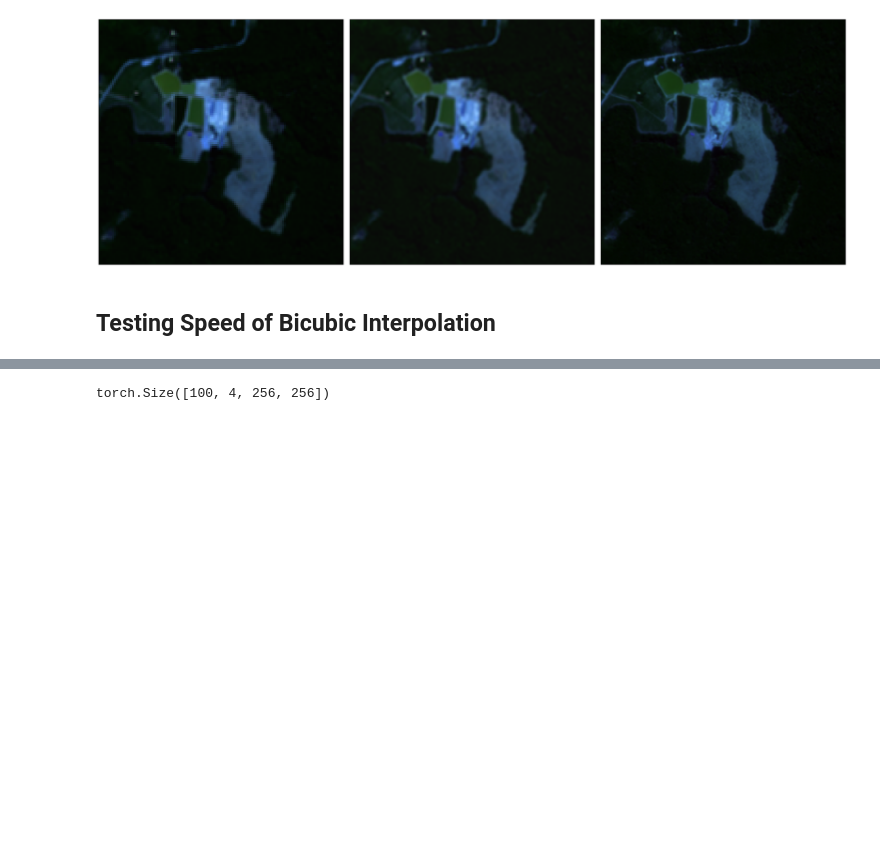
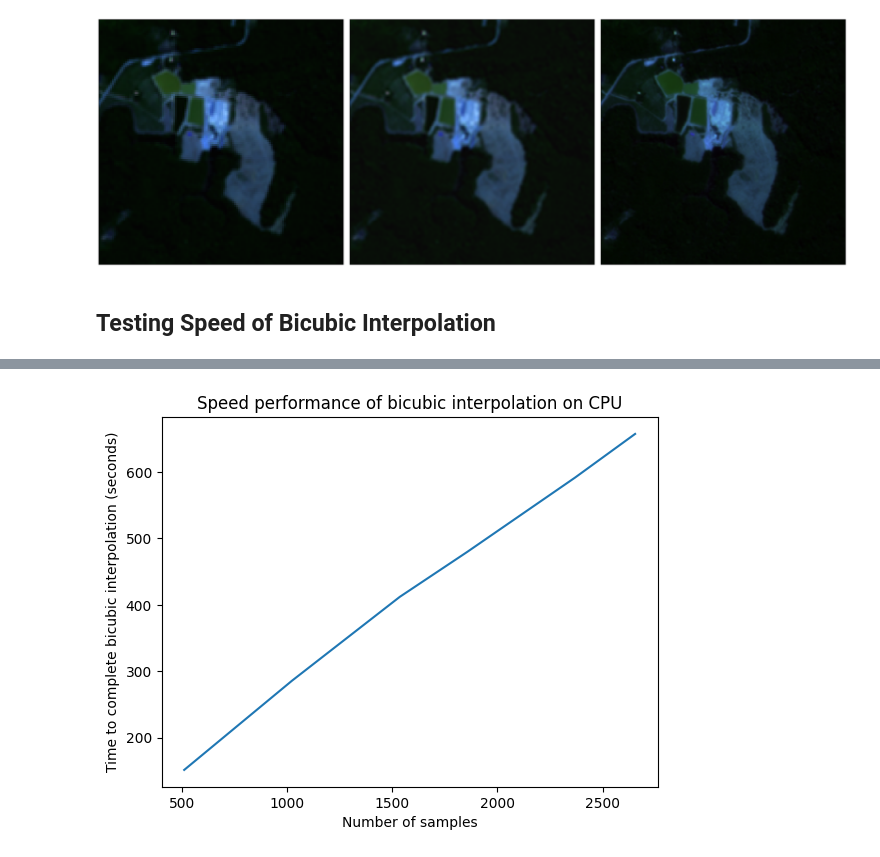
Before and after one commit to LimaoC/super-resolution-for-satellite-imagery, a Jupyter notebook: notebooks/mitch/explore-bicubic.ipynb, the cells around one changed output, grey strips where cells are left out. Cells and saved outputs as stored; diff of their text form; code cells hidden in the pictures; blank space fills up the shorter version.

Commit message:
Added pickle dump and load for bicubic times

```diff
--- a/notebooks/mitch/explore-bicubic.ipynb
+++ b/notebooks/mitch/explore-bicubic.ipynb
@@ -125,4 +127,25 @@ len(samples)
-# %%
-samples[1].shape
-# %% [output]
-torch.Size([100, 4, 256, 256])
+# %%
+FILE_NAME = "samples2500_batchsize512"
+# %%
+samples_file = FILE_NAME + "_cumsamples.pkl"
+time_file = FILE_NAME + "_cumtimes.pkl"
+# %%
+with open(BICUBIC_DIR / samples_file, "wb") as file:
+    pickle.dump(cum_num_samples, file)
+
+with open(BICUBIC_DIR / time_file, "wb") as file:
+    pickle.dump(cum_time, file)
+# %%
+with open(BICUBIC_DIR / samples_file, "rb") as file:
+    cum_num_samples = pickle.load(file)
+
+with open(BICUBIC_DIR / time_file, "rb") as file:
+    cum_time = pickle.load(file)
+# %%
+plt.plot(cum_num_samples, cum_time)
+plt.xlabel("Number of samples")
+plt.ylabel("Time to complete bicubic interpolation (seconds)")
+plt.title("Speed performance of bicubic interpolation on CPU")
+plt.show()
+# %% [output]
+[figure, added]
```
Also changed, not shown: parts of 5 cells of this notebook.
